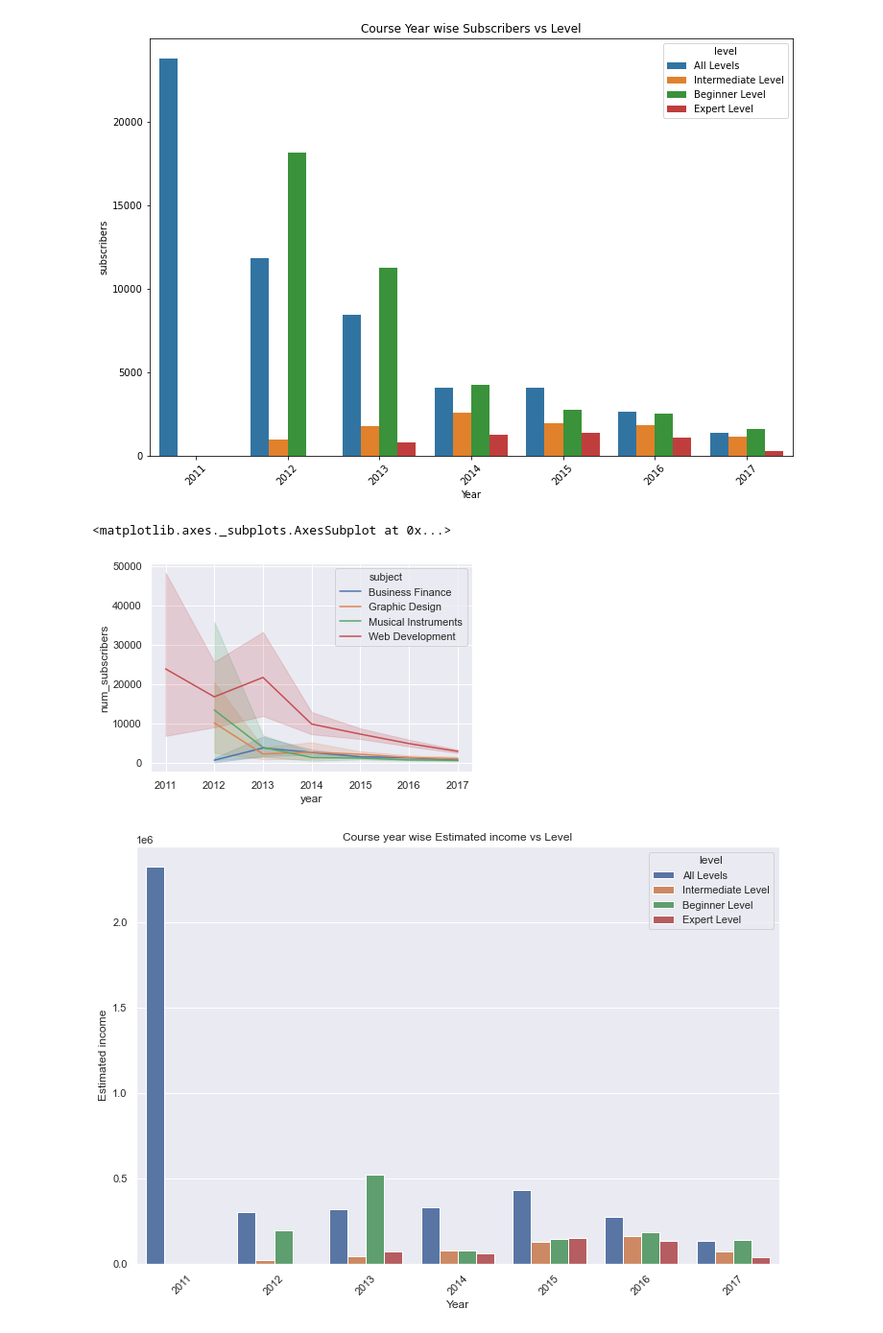
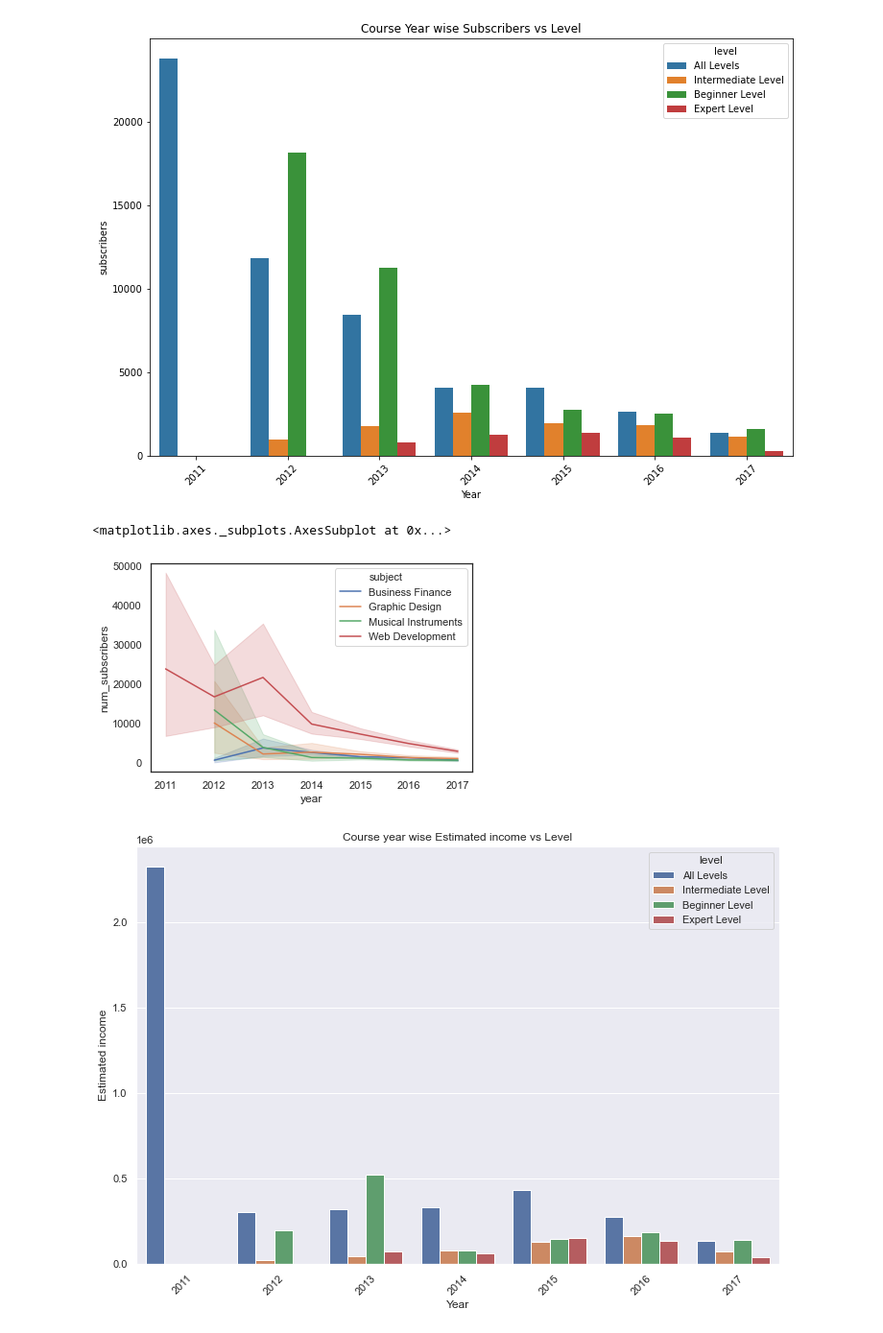
Before and after one commit to DibyaSadhukhan/ML_ACM, a Jupyter notebook: ISMWeek1.ipynb, the cells around one changed output. Shown: that part at 96% size. Drawn from its saved outputs; the diff is of its cells as text; code cells hidden in the pictures.

```diff
--- a/ISMWeek1.ipynb
+++ b/ISMWeek1.ipynb
@@ -55,14 +55,10 @@ column_Range('num_subscribers')
 # %% [output]
 268923
 # %%
-"""
+
 Data["Course_topic_index"]= Data["course_title"].str.find('Excel')
+Data["Course_topic"]='NA'
 Data.head()
-for i,rows in Data:
-    if rows['Course_topic_index']!=-1:
-        rows["Course_topic"]='Excel'
-    else:
-        rows["Course_topic"]='NA'
+Data.loc[Data["Course_topic_index"] !=-1, ["Course_topic"]] = "Excel"
 Data.head()
-"""
 # %% [output]
@@ -146,14 +159,14 @@ plt.show()
 [figure]
 # %%
 import seaborn as sns
-sns.set(style="darkgrid")
+sns.set(style="white")
 
 # Plot the responses for different events and regions
 sns.lineplot(x="year", y="num_subscribers",
              hue="subject",data=Data)
 # %% [output]
 <matplotlib.axes._subplots.AxesSubplot at 0x...>
-[figure, old version]
+[figure, new version]
 # %%
 import pandas as pd
 import seaborn as sns
```
Also changed, not shown: parts of 6 cells of this notebook.
